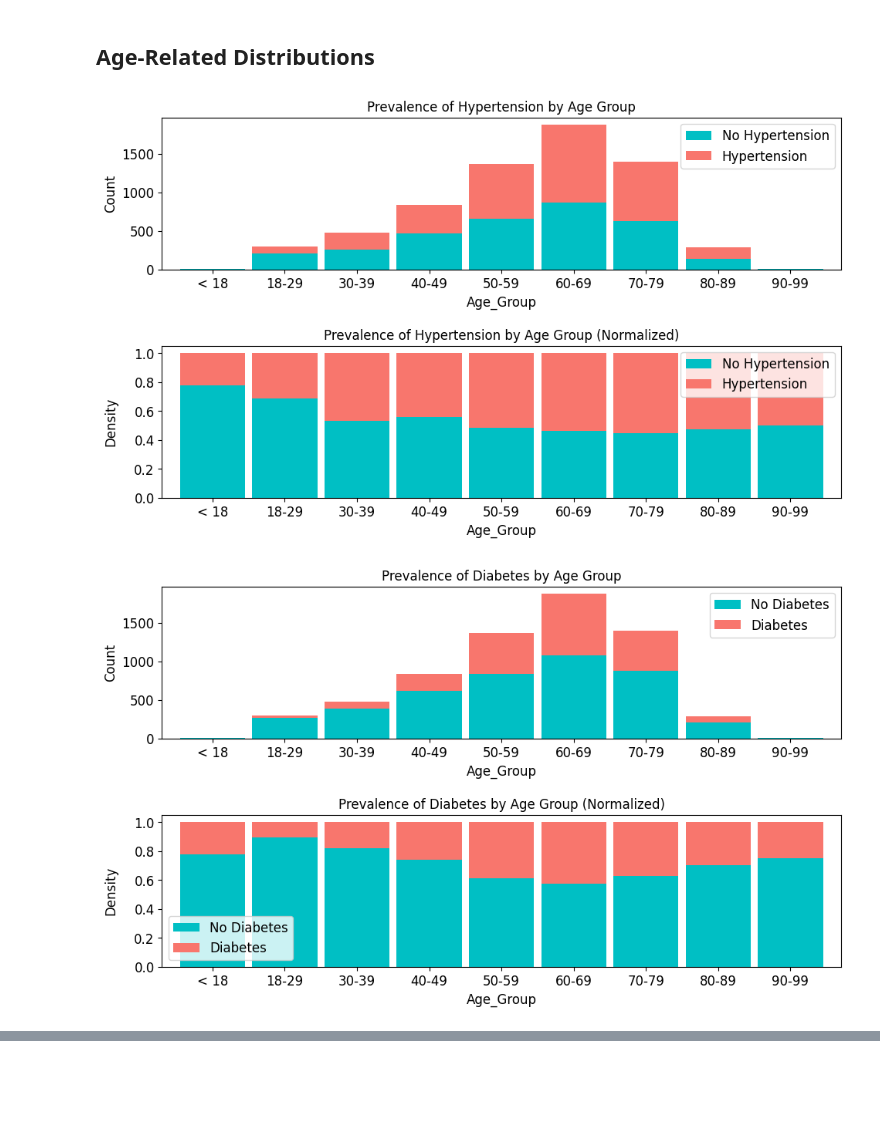
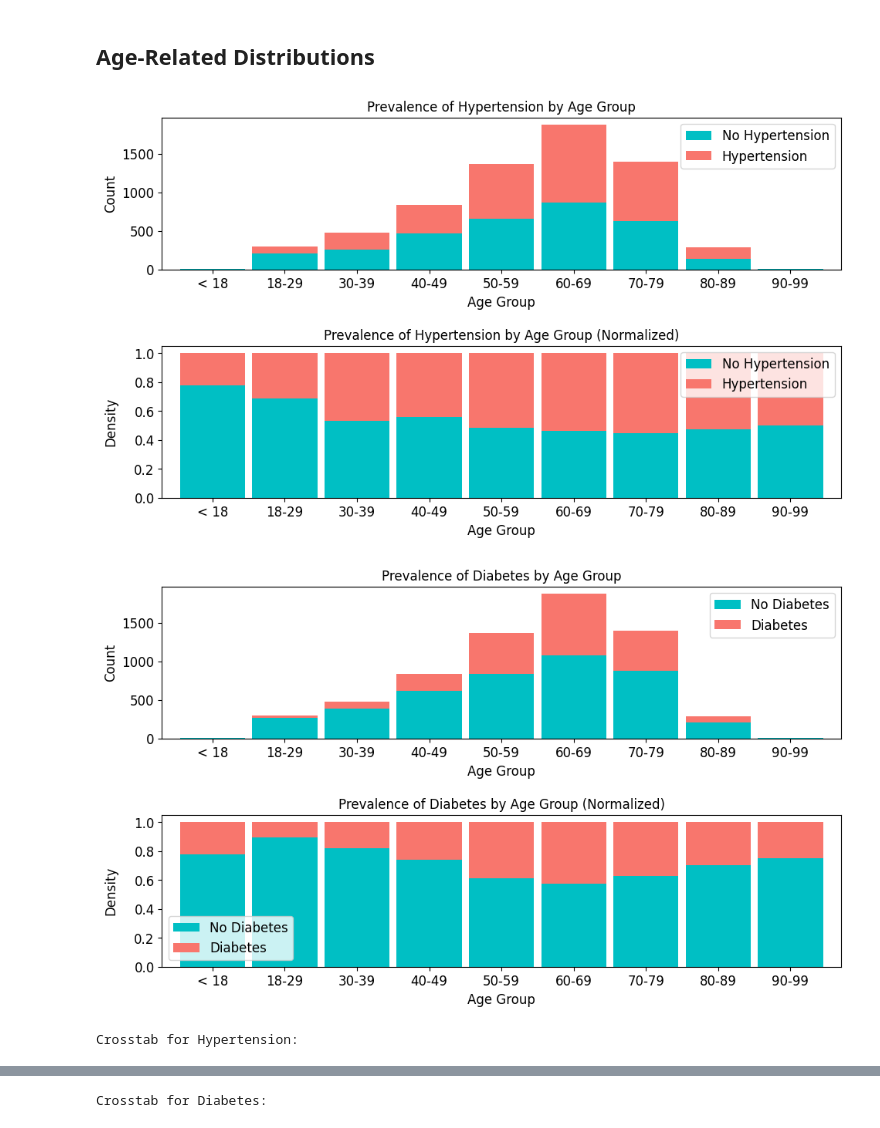
Before and after one commit to lshpaner/seoul_kfre, a Jupyter notebook: notebooks/data_exploration.ipynb, the cells around one changed output, grey strips where cells are left out. Saved outputs shown, nothing was run; the diff lists cells and outputs as text; code cells hidden in the pictures; blank space fills up the shorter version.

Commit message:
changed stacked_plot to stacked_crosstab_plot w/ integrated crosstab_gen

```diff
--- a/notebooks/data_exploration.ipynb
+++ b/notebooks/data_exploration.ipynb
@@ -236,40 +236,38 @@ label_ages = [
 
 
 df_eda["Age_Group"] = pd.cut(df_eda["Age"], bins=bin_ages, labels=label_ages)
-# %%
-func_col = ["HTN", "DM"]
-legend_labels = [["No Hypertension", "Hypertension"], ["No Diabetes", "Diabetes"]]
-title = ["Hypertension", "Diabetes"]
-
-image_path_png = os.path.join(base_path, "images", "png_images")
-image_path_svg = os.path.join(base_path, "images", "svg_images")
-
-# Loop through each condition and create the plots
-for col, legend, tit in zip(func_col, legend_labels, title):
-    func_col_filename_png = os.path.join(image_path_png, f"Age_by_{col}.png")
-    func_col_filename_svg = os.path.join(image_path_svg, f"Age_by_{col}.svg")
-
-    image_path = {"png": func_col_filename_png, "svg": func_col_filename_svg}
-
-    # Call the stacked_plot function with the dynamic parameters
-    stacked_plot(
-        x=12,
-        y=8,
-        p=10,
-        df=df_eda,
-        col="Age_Group",
-        truth=col,
-        condition=1,
-        kind="bar",
-        width=0.9,
-        rot=0,
-        legend_labels=legend,  # Use the corresponding legend labels
-        image_path=image_path,
-        img_string=f"presence_of_{tit.lower()}_by_age",
-        save_formats=["png", "svg"],
-        custom_title=f"Prevalence of {tit} by Age Group",
-        color=["#00BFC4", "#F8766D"],  # Example colors
-    )
-# %% [output]
-[figure, removed]
-[figure, removed]
+# %%
+func_col_used = ["HTN", "DM"]  # List to store the columns used
+# Define the func_col to use in the loop
+func_col = ["HTN", "DM"]
+
+# Define the legend_labels to use in the loop
+legend_labels_list = [["No Hypertension", "Hypertension"], ["No Diabetes", "Diabetes"]]
+
+# Define titles for the plots
+title = ["Hypertension", "Diabetes"]
+
+stacked_crosstab_plot(
+    x=12,
+    y=8,
+    p=10,
+    df=df_eda,
+    col="Age_Group",
+    func_col=func_col,
+    legend_labels_list=legend_labels_list,
+    title=title,
+    file_prefix="Analysis",  # Prefix for the filename
+    kind="bar",
+    width=0.9,
+    rot=0,
+    image_path_png=image_path_png,
+    image_path_svg=image_path_svg,
+    save_formats=["png", "svg"],
+    color=["#00BFC4", "#F8766D"],  # Example colors
+    output="both",  # Change this to "plots_only", "crosstabs_only", or "both"
+    return_dict=False,  # Do not return the dictionary
+)
+# %% [output]
+[figure, added]
+[figure, added]
+Crosstab for Hypertension:
@@ -275,0 +286 @@ for col, legend, tit in zip(func_col, legend_labels, title):
+Crosstab for Diabetes:
```
Also changed, not shown: parts of 1 cell of this notebook, 39 other files.
